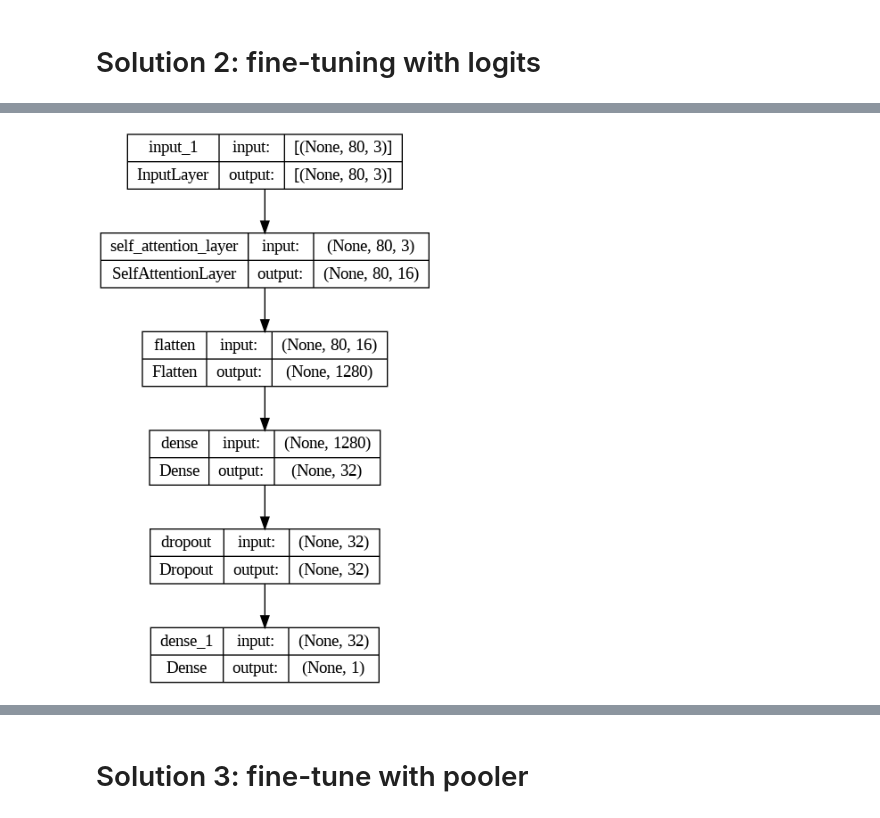
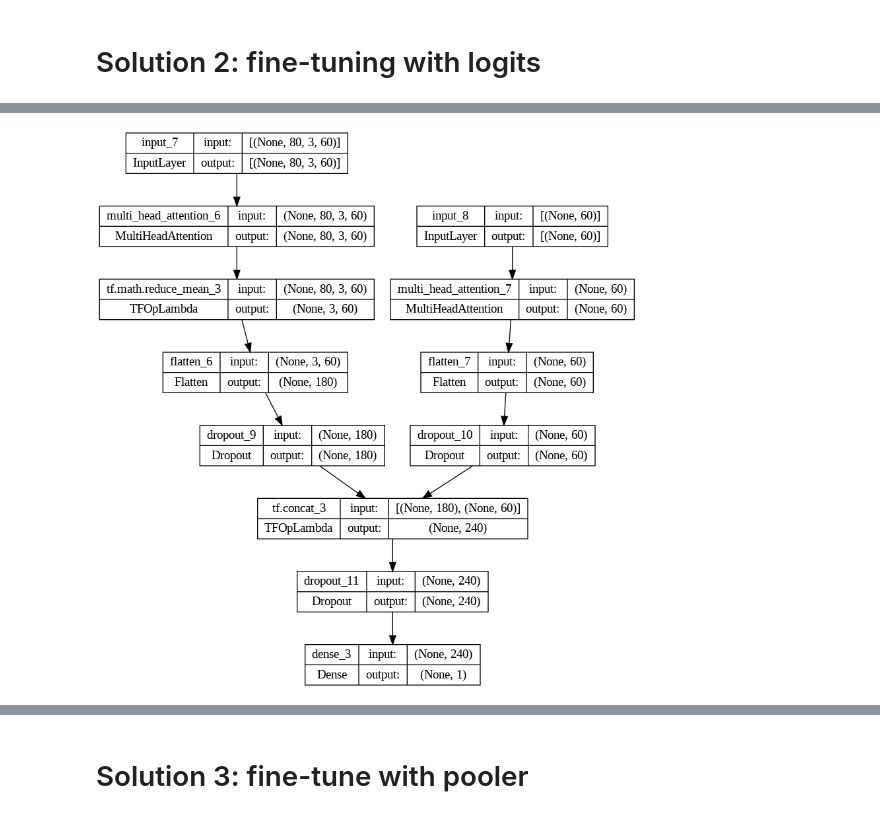
Before and after one commit to mingxi-liu-git/w266, a Jupyter notebook: project/notebooks/final_06_13.ipynb, the cells around one changed output, grey strips where cells are left out. Cells and saved outputs as stored; diff of their text form; code cells hidden in the pictures.

```diff
--- a/project/notebooks/final_06_13.ipynb
+++ b/project/notebooks/final_06_13.ipynb
@@ -89,7 +87,7 @@ Name: Description, dtype: float64
 # %%
 MAX_SEQUENCE_LENGTH=100
 # %%
-text=combined['Description'].to_list()
+text=combined['summary'].to_list()
 text_tokenized = tokenizer(text,
               max_length=MAX_SEQUENCE_LENGTH,
               truncation=True,
@@ -166,0 +183,2 @@ np.save('padded_x.npy',np.array(x_all))
+# %%
+WINDOW=60
@@ -228,0 +217,26 @@ model_with_attention=create_model_with_attention()
+# %%
+def create_model_transformer(max_input_len=MAX_X_LEN,dropout=0.3,hidden_dim=32,learning_rate=0.005):
+
+  # two inputs source
+  input_news= tf.keras.layers.Input(shape=(max_input_len,3,WINDOW))
+  input_hist= tf.keras.layers.Input(shape=(WINDOW))
+
+  # news input with attention
+  attention_news=tf.keras.layers.MultiHeadAttention(num_heads=2, key_dim=2,attention_axes=1)(input_news,input_news)
+  attention_news_mean=tf.reduce_mean(attention_news,axis=1) # combine data within the same date
+  flatten_news=tf.keras.layers.Flatten()(attention_news_mean)
+  dropout_news=tf.keras.layers.Dropout(dropout)(flatten_news)
+
+  # hist returns with attention
+  attention_hist=tf.keras.layers.MultiHeadAttention(num_heads=2, key_dim=2,attention_axes=1)(input_hist,input_hist)
+  flatten_hist=tf.keras.layers.Flatten()(attention_hist)
+  dropout_hist=tf.keras.layers.Dropout(dropout)(flatten_hist)
+
+  # combine two inputs together
+  combined=tf.concat([dropout_news,dropout_hist],axis=1)
+  droput=tf.keras.layers.Dropout(dropout)(combined)
+  reg=tf.keras.layers.Dense(1)(droput)
+  model = tf.keras.models.Model(inputs=[input_news,input_hist], outputs=[reg])
+  model.compile(optimizer=tf.keras.optimizers.Adam(learning_rate=learning_rate),
+                                 loss='mse')
+  return model
@@ -228,0 +245,2 @@ model_with_attention=create_model_with_attention()
+# %%
+model_transformer=create_model_transformer()
@@ -229,6 +267,6 @@ model_with_attention=create_model_with_attention()
 # %%
-tf.keras.utils.plot_model(model_with_attention,show_shapes=True)
+tf.keras.utils.plot_model(model_transformer,show_shapes=True)
 # %% [output]
-[figure, old version]
+[figure, new version]
 # %%
 early_stopping = tf.keras.callbacks.EarlyStopping(
```
Also changed, not shown: parts of 96 cells of this notebook, 2 other files.
